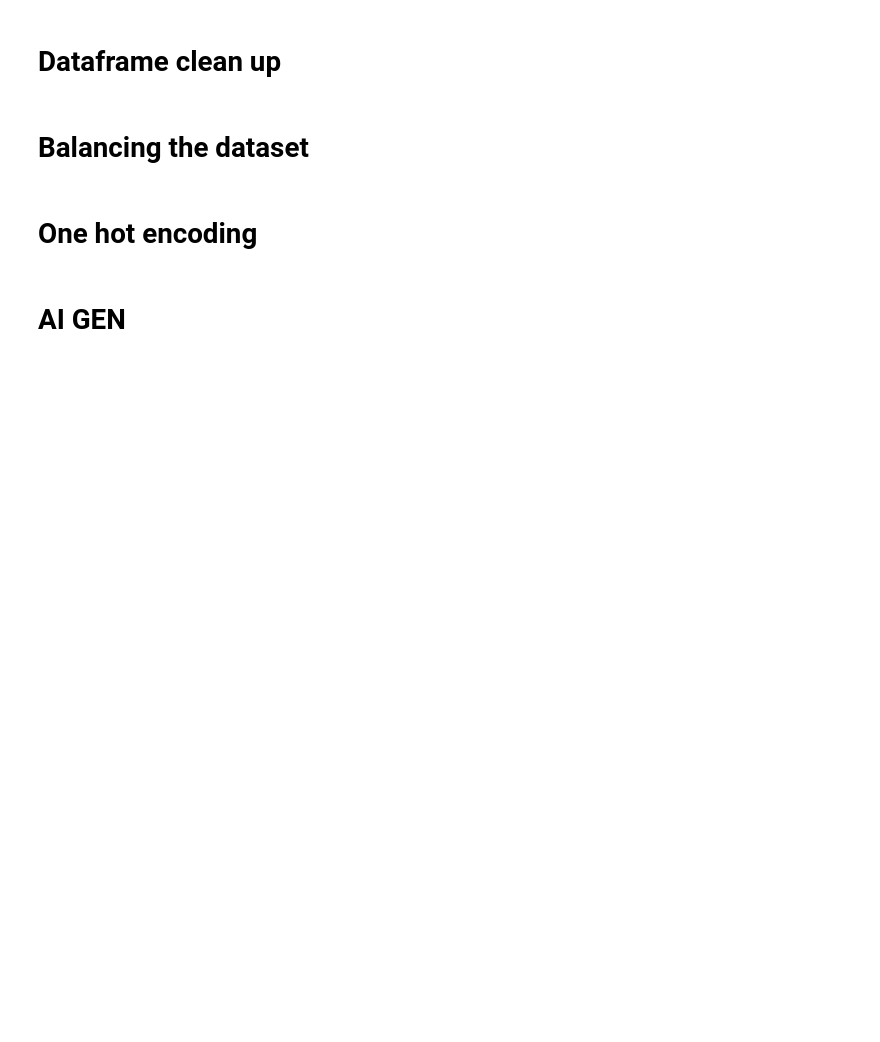
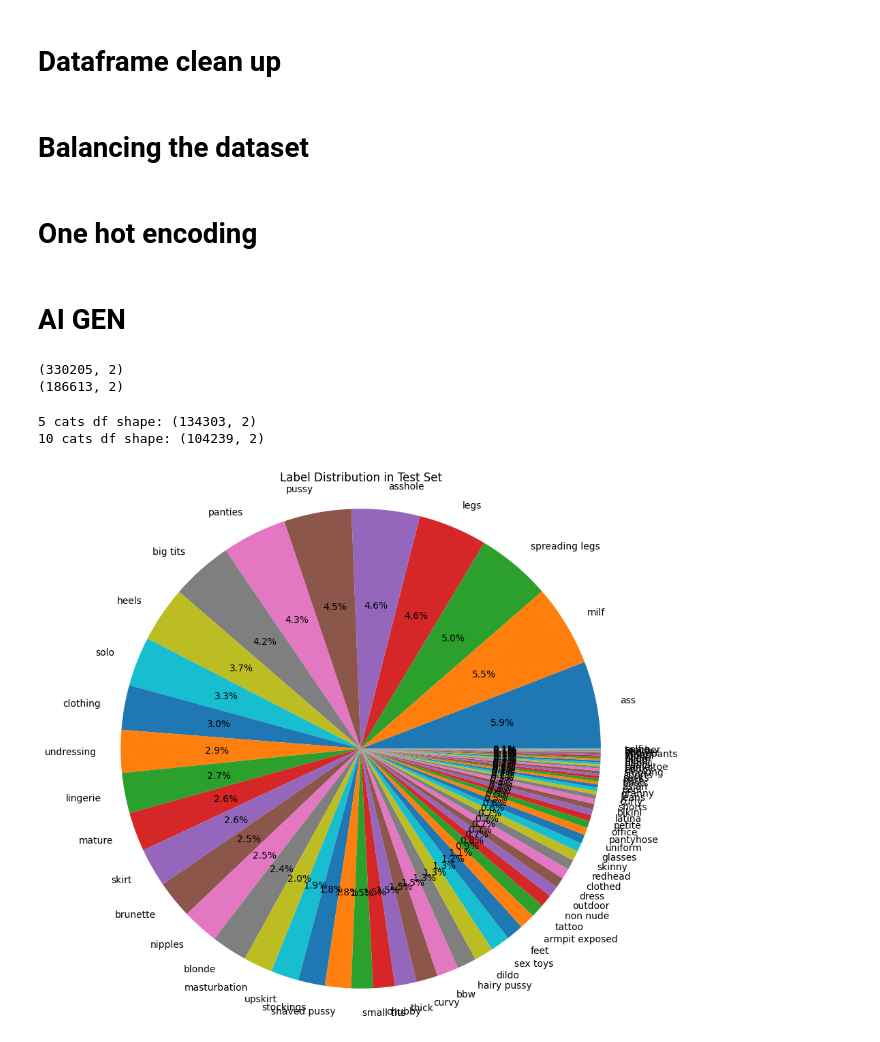
Before and after one commit to M-Fannilla/milfusion, a Jupyter notebook: dataset_inspection.ipynb, the cells around one changed output. Saved outputs shown, nothing was run; the diff lists cells and outputs as text; code cells hidden in the pictures; blank space fills up the shorter version.

```diff
--- a/dataset_inspection.ipynb
+++ b/dataset_inspection.ipynb
@@ -13,10 +12,14 @@ from galleries_mapping import *
 import matplotlib.pyplot as plt
 from sklearn.utils import resample
 # %%
-def plot_tags_count(data: pd.DataFrame | dict):
+def plot_tags_count(data: pd.DataFrame | dict, zoom_max=10000):
     if isinstance(data, pd.DataFrame):
         data = Counter([item for sublist in data['labels'] for item in sublist])
     sorted_values_cntr = {k: v for k, v in sorted(data.items(), key=lambda item: item[1], reverse=True)}
+
+    if zoom_max:
+        sorted_values_cntr = {k: v for k, v in sorted_values_cntr.items() if v < zoom_max}
+
     plt.figure(figsize=(10, 10))
     plt.pie(
         sorted_values_cntr.values(),
@@ -241,7 +249,7 @@ tags_to_drop = {
     'bukkake', 'gyno', 'small cock', 'babysitter', 'cheerleader', 'cum swapping', 'bisexual', 'goth', 'braces', 'pawg',
     'pretty', 'pigtails', 'emo', 'latex', 'babe', 'step brother', 'twink', 'shemale', 'ballerina', 'twins', 'pornstar',
     'model', 'latex', 'emo', 'latex', 'babe', 'leather', 'pigtails', 'halloween', 'wedding',
-    'tall', 'doctor', 'vintage'
+    'tall', 'doctor', 'vintage', 'rough sex', 'sex', 'gym', 'sandals', 'big woman',
 }
 # %%
 def filter_positives(row):
@@ -256,12 +264,9 @@ def filter_negatives(row):
     labels = row.labels
     for L in labels:
         if L in negative_columns:
-            # print(f"Label {L} in negative_columns.")
             return None
         if L in tags_to_drop:
-            # print(f"Label {L} in tags_to_drop.")
             return None
-        # print(f"Label {L} is allowed.")
     return labels
 
 
@@ -273,6 +278,9 @@ print(ai_df.shape)
 ai_df['labels'] = ai_df.apply(filter_negatives, axis=1)
 ai_df = ai_df[ai_df['labels'].notnull()]
 print(ai_df.shape)
+# %% [output]
+(330205, 2)
+(186613, 2)
 # %%
 ai_df.reset_index(inplace=True, drop=True)
 # %%
@@ -289,3 +297,6 @@ ai_df.drop(['labels_length'], axis=1, inplace=True)
 ai_df.reset_index(drop=True, inplace=True)
 ai_df.to_csv('datasets/ai_gen_dataset_10_cats.csv')
 print("10 cats df shape:", ai_df.shape)
+# %% [output]
+5 cats df shape: (134303, 2)
+10 cats df shape: (104239, 2)
@@ -298,3 +303,7 @@ ai_df.head()
+# %%
+plot_tags_count(ai_df, zoom_max=100000)
+# %% [output]
+[figure, added]
 # %%
 cats_5 = pd.read_csv('datasets/ai_gen_dataset_5_cats.csv', index_col=0)
 cats_10 = pd.read_csv('datasets/ai_gen_dataset_10_cats.csv', index_col=0)
```
Also changed, not shown: parts of 13 cells of this notebook, 4 other files.
